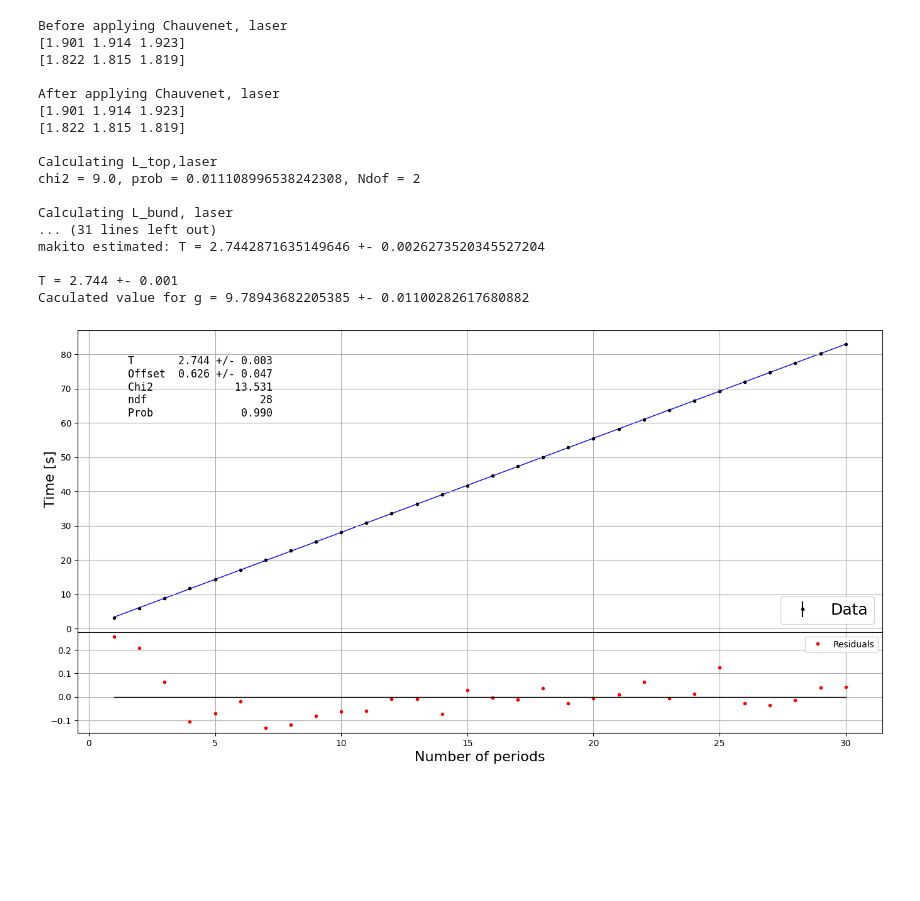
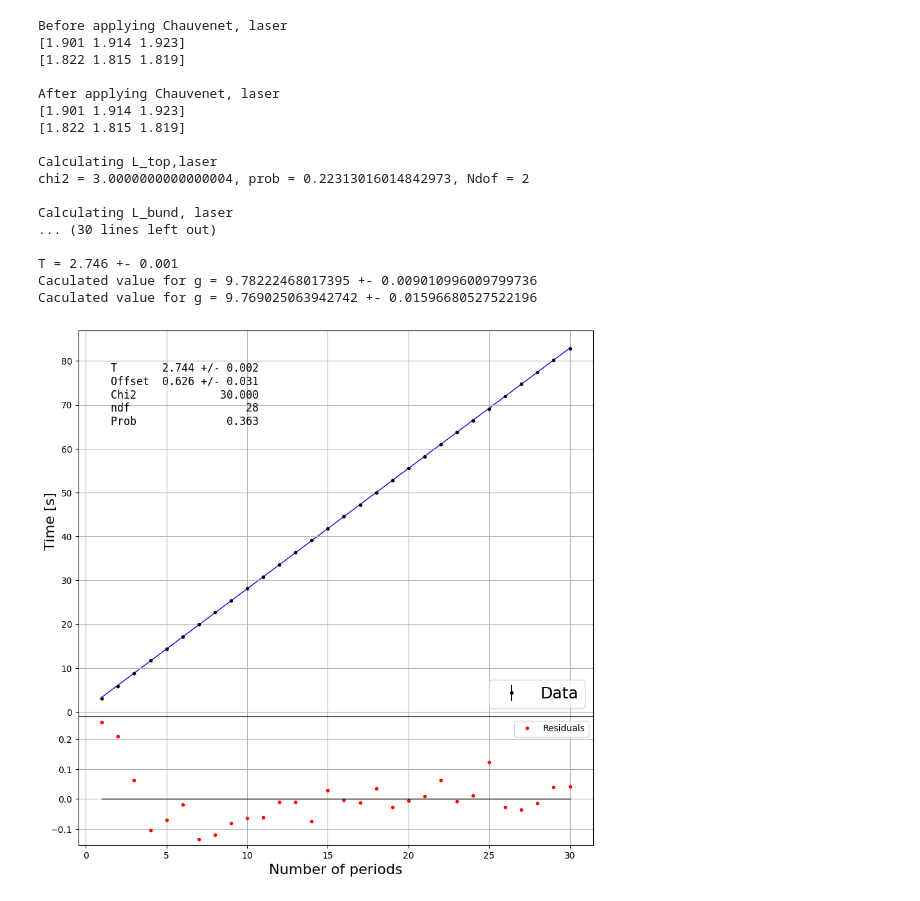
Before and after one commit to oscar4aar/BenStat_Gruppe, a Jupyter notebook: Data_Pendulforsøg.ipynb, the cells around one changed output. Saved outputs shown, nothing was run; the diff lists cells and outputs as text; code cells hidden in the pictures; blank space fills up the shorter version.

```diff
--- a/Data_Pendulforsøg.ipynb
+++ b/Data_Pendulforsøg.ipynb
@@ -36,10 +37,8 @@ def plot(data,minuit_chi2,res,error):
         return a*x + b
     func_linear_vec = np.vectorize(linear_func)
 
-
-
     # Plot data points again
-    fig_fit = plt.figure(figsize=(16, 8))
+    fig_fit = plt.figure(figsize=(10, 10))
     frame1 = fig_fit.add_axes((.1,.3,.8,.6))
     plt.errorbar(data[:,0],data[:,1],yerr=error,fmt=".",zorder =2,
                     color="black", label='Data')
@@ -84,7 +83,7 @@ def fit_linear(data, sy=None):
         return a*x + b
 
     if not sy:
-        sy = np.std(data[:,1])/np.sqrt(len(data[:,1]))
+        sy = np.std(data[:,1])
 
     Minuit.print_level = 1    # Print result of fits (generally - can also be moved down to each fit instance)
     chi2fit = Chi2Regression(linear_func, data[:,0], data[:,1], sy)
@@ -106,7 +105,7 @@ def fit_gaussian(residuals):
 
     def fit_pdf(x, N, mu, sigma) :
         """Gaussian"""
-        return + N * binwidth * gauss_pdf(x, mu, sigma)
+        return  N * binwidth * gauss_pdf(x, mu, sigma)
 
     # parameters for histogram
     xmin, xmax = (-0.16, 0.30)
@@ -124,8 +123,9 @@ def fit_gaussian(residuals):
     minuit_chi2.migrad()           # This is where the minimisation is carried out! Put ";" at the end to void output
 
     sigma = minuit_chi2.values["sigma"]
+    print("std vs sigma, own std", np.std(residuals), sigma, np.sqrt(np.mean(np.abs(residuals)**2)))
 
-    return sigma
+    return sigma, np.std(residuals)
 
 def find_T_sigmaT(data,name):
     def linear_func(x, a, b):
@@ -133,8 +133,7 @@ def find_T_sigmaT(data,name):
 
     T, sigmaT, fit_result,sy = fit_linear(data) #,offset,  sigma_offset
     residuals = linear_func(data[:,0], *fit_result.values) - data[:,1]
-    sigma = fit_gaussian(residuals)
-    print('sigma', type(sigma),sigma)
+    sigma = fit_gaussian(residuals)[1]
     T_final, sigmaT_final, minuit_chi2, error =fit_linear(data, sigma)
     if name == "makito":
         plot(data,minuit_chi2,residuals,error)
@@ -148,8 +147,8 @@ def fit_const(data, a = None, sy = None):
     if not a:
         a = np.mean(data)
 
-    if sy.any() == 1:
-        sy = np.std(data)/np.sqrt(len(data))
+    if not sy:
+        sy = np.std(data)
 
     Minuit.print_level = 1    # Print result of fits (generally - can also be moved down to each fit instance)
     chi2fit = Chi2Regression(const_func, np.arange(data.shape[0]), data, sy=sy)
@@ -201,10 +200,10 @@ print("")
 
 
 print("Calculating L_top,laser")
-L_top_laser, eL_top_laser = fit_const(L_top_ch_laser, None, np.ones(2))
+L_top_laser, eL_top_laser = fit_const(L_top_ch_laser)
 print("")
 print("Calculating L_bund, laser")
-L_bund_laser, eL_bund_laser = fit_const(L_bund_ch_laser, None , np.ones(2))
+L_bund_laser, eL_bund_laser = fit_const(L_bund_ch_laser)
 
 L_laser = (L_top_laser + L_bund_laser) / 2 + blinding
 eL_laser = 1/2 * np.sqrt(eL_bund_laser**2 + eL_top_laser**2)
@@ -224,63 +223,62 @@ print("")
 
 
 print("Calculating L_top,ruler")
-L_top_ruler, eL_top_ruler = fit_const(L_top_ch_ruler, None, np.ones(2))
+L_top_ruler, eL_top_ruler = fit_const(L_top_ch_ruler)
 print("")
 print("Calculating L_bund, ruler")
-L_bund_ruler, eL_bund_ruler = fit_const(L_bund_ch_ruler, None, np.ones(2))
+L_bund_ruler, eL_bund_ruler = fit_const(L_bund_ch_ruler)
 
 L_ruler = (L_top_ruler + L_bund_ruler) / 2 + blinding
 eL_ruler = 1/2 * np.sqrt(eL_bund_ruler**2 + eL_top_ruler**2)
 print("\nPendul forsøg med kort pendul, ruler")
 print(f"L_ruler = {L_ruler:.4f} +- {eL_ruler:.4f}")
 
-print("Finder weighted average. chi sqaure fit")
-Lenghts = np.array([L_ruler, L_laser])
-sigmas = np.array([eL_ruler, eL_laser])
-L, eL = fit_const(Lenghts, None, sigmas)
 
 print("")
 print("Estimating period, T")
 T_values = np.array([])
 sigmaT_values = np.array([])
+timing_error = np.array([])
 for person in experiment_by:
     data = np.genfromtxt(f"timedat/{person}.dat")
 
     if person == "anders": # Anders measured everty 5th period
         data[:,0] *= 5
 
     T, sigmaT, minuit_chi2,sy= find_T_sigmaT(data, person) # , offset, sigma_offset
     T_values = np.append(T_values, T)
     sigmaT_values = np.append(sigmaT_values, sigmaT)
-    print(f"{person} estimated: T = {T} +- {sigmaT}")
+    timing_error = np.append(timing_error, sy)
+    print(f"{person} estimated: T = {T} +- {sigmaT}, timing error: sigma = {sy}")
 
 
 # weighted mean of each T values
 weighted_T =  np.sum(T_values/sigmaT_values**2) / np.sum(1/sigmaT_values**2) + blinding
 weighted_sigmaT = np.sqrt(1/np.sum(1/sigmaT_values**2))
 
 print("")
 print(f"T = {weighted_T:.3f} +- {weighted_sigmaT:.3f}")
-print(f"Caculated value for g = {eval_g(weighted_T, L)} +- {eval_eg(L, weighted_T, eL, weighted_sigmaT)}")
+print(f"Caculated value for g = {eval_g(weighted_T, L_ruler)} +- {eval_eg(L_ruler, weighted_T, eL_ruler, weighted_sigmaT)}") # using ruler
+print(f"Caculated value for g = {eval_g(weighted_T, L_laser)} +- {eval_eg(L_laser, weighted_T, eL_laser, weighted_sigmaT)}") # using laeser
 # %% [output]
 Before applying Chauvenet, laser
 [1.901 1.914 1.923]
 [1.822 1.815 1.819]
 
 After applying Chauvenet, laser
 [1.901 1.914 1.923]
 [1.822 1.815 1.819]
 
 Calculating L_top,laser
-chi2 = 9.0, prob = 0.011108996538242308, Ndof = 2
+chi2 = 3.0000000000000004, prob = 0.22313016014842973, Ndof = 2
 
 Calculating L_bund, laser
-... (31 lines left out)
-makito estimated: T = 2.7442871635149646 +- 0.0026273520345527204
+... (30 lines left out)
 
-T = 2.744 +- 0.001
-Caculated value for g = 9.78943682205385 +- 0.01100282617680882
+T = 2.746 +- 0.001
+Caculated value for g = 9.78222468017395 +- 0.009010996009799736
+Caculated value for g = 9.769025063942742 +- 0.01596680527522196
-[figure, old version]
+[figure, new version]
 # %%
 #Pendulforsøg 2 - langt pendul
 #Maalebaandsmaalinger
```
Also changed, not shown: parts of 2 cells of this notebook.
